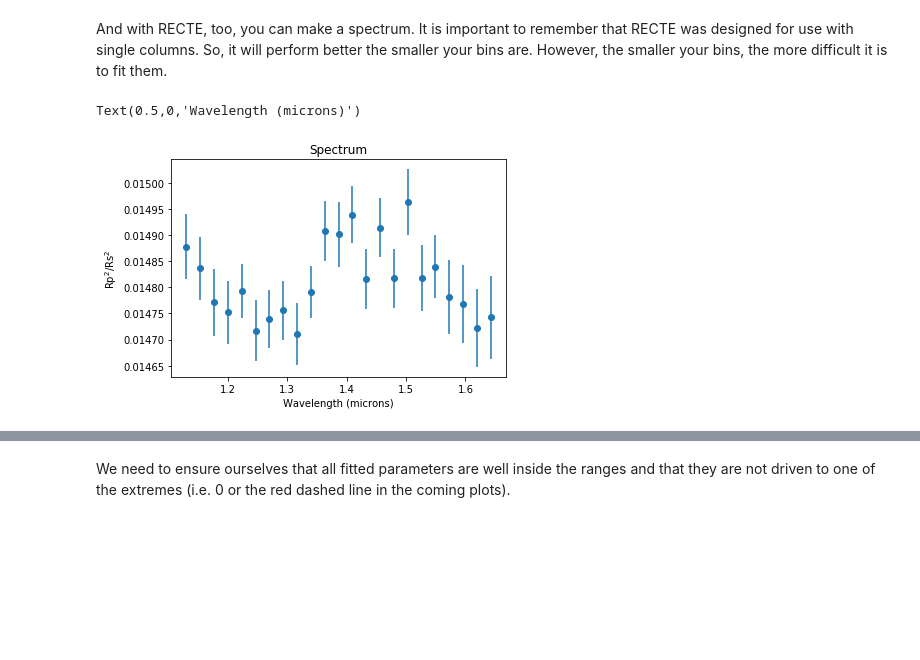
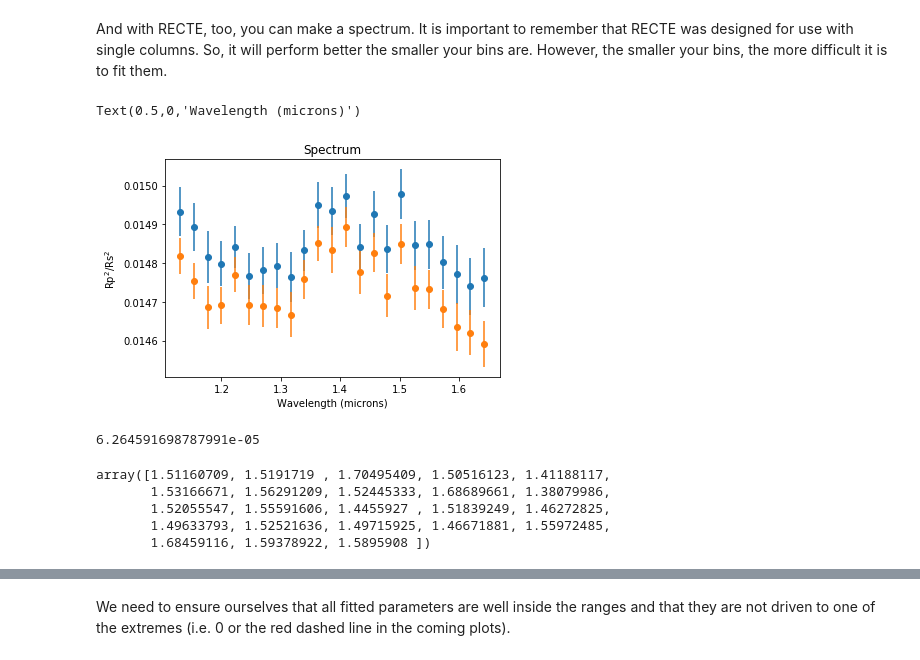
Before and after one commit to Bobpjjacobs/hstscan, a Jupyter notebook: Example fitting with ramp model.ipynb, the cells around one changed output, grey strips where cells are left out. Drawn from its saved outputs; the diff is of its cells as text; code cells hidden in the pictures; blank space fills up the shorter version.

```diff
--- a/Example fitting with ramp model.ipynb
+++ b/Example fitting with ramp model.ipynb
@@ -581,3 +651,6 @@ Estimated photon noise: 34.7945390155181 ppm
+# %%
+deltat = opt[2]
+aRs = opt[5]
 # %% [markdown]
 ## Spectrum
 # %% [markdown]
@@ -607,7 +680,8 @@ t0 -= 2 * Planet_LC_multi.sp_params.per
 
 Excl_first = np.ones_like(sorted_times, dtype=bool)
 Excl_first[Fir] = False
-Excl_first
+Excl_first[Sec] = False
+Excl_first[58:62] = False
 
 
 RpRs2 = []
@@ -620,6 +694,7 @@ photonnoise = []
 
 
 for i,wave_bin in enumerate(bins):
+    #if i !=10: continue
     Binned_LC, Binned_LC_err = fit_fns.calc_WL(df_sorted, df_sorted_err, wave_bin, average=True, weighted=False)
     Binned_LC = Binned_LC / imagesize
     Binned_LC_err = Binned_LC_err / imagesize
@@ -666,21 +741,22 @@ RpRs2_err = np.array(RpRs2_err)
 # %%
 #You can load in a previous spectrum:
 #base_wave, base, base_err = np.genfromtxt('KELT-9b_spectrum.txt').T
 #if you have Forward and reverse scanned data you can do:
 #eds_total, eds_total_err = fit_fns.arithmic_mean(np.array([RpRs_c_F, RpRs_c_R]),
 #                                                 np.array([RpRs_c_F_err, RpRs_c_R_err]),
 #                                                 axis=0, weighted=True)
 
 
 #plt.errorbar(bins_avg_wave, eds_total, eds_total_err, fmt='o')
 #plt.errorbar(base_wave, base, base_err, fmt='o', color='k', alpha=0.3)
 
 #But now we only do a forward scanned spectrum:
 plt.errorbar(bins_avg_wave, RpRs2, RpRs2_err, fmt='o')
+plt.errorbar(bins_avg_wave, RpRs2_, RpRs2_err_, fmt='o')
 
 plt.title('Spectrum')
 plt.ylabel('Rp$^2$/Rs$^2$')
 plt.xlabel('Wavelength (microns)')
 # %% [output]
 Text(0.5,0,'Wavelength (microns)')
-[figure, old version]
+[figure, new version]
@@ -686,0 +765,12 @@ Text(0.5,0,'Wavelength (microns)')
+# %%
+np.mean(RpRs2_err)
+# %% [output]
+6.264591698787991e-05
+# %%
+np.array(noise) / np.array(photonnoise)
+# %% [output]
+array([1.51160709, 1.5191719 , 1.70495409, 1.50516123, 1.41188117,
+       1.53166671, 1.56291209, 1.52445333, 1.68689661, 1.38079986,
+       1.52055547, 1.55591606, 1.4455927 , 1.51839249, 1.46272825,
+       1.49633793, 1.52521636, 1.49715925, 1.46671881, 1.55972485,
+       1.68459116, 1.59378922, 1.5895908 ])
```
Also changed, not shown: parts of 4 cells of this notebook, 8 other files.
